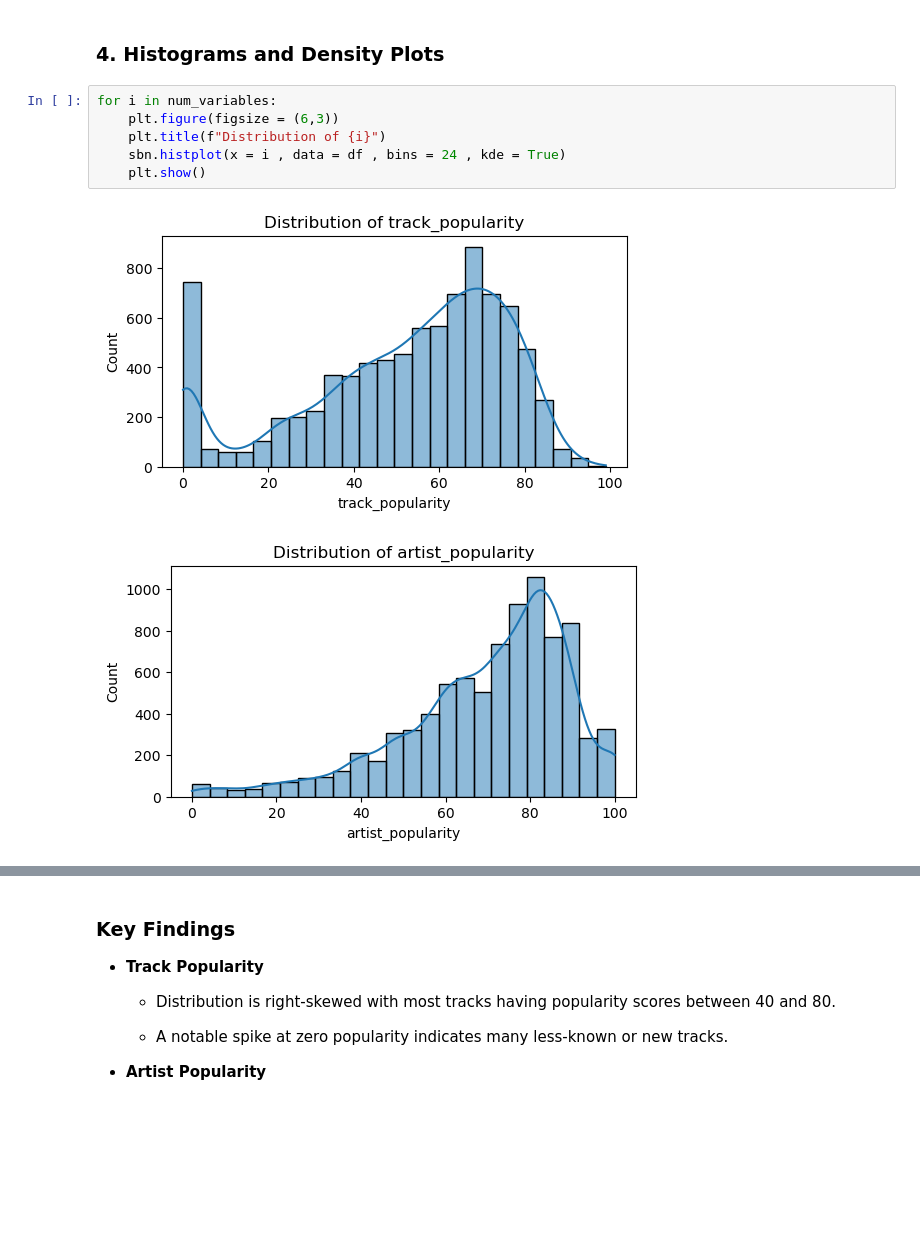
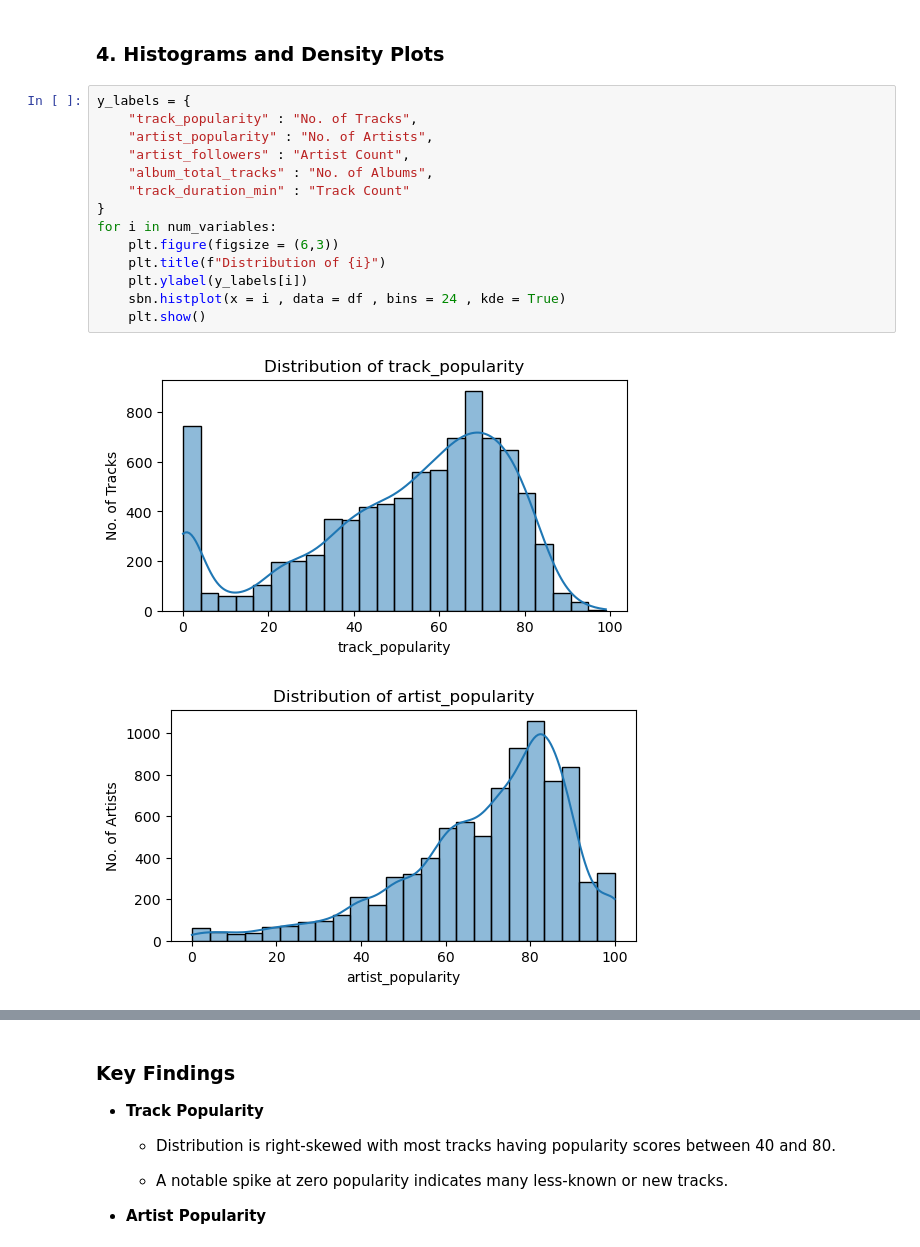
Before and after one commit to Riya-Sachdev/Spotify-EDA-Project, a Jupyter notebook: SpotifyDataAnalysis.ipynb, the cells around one changed output, grey strips where cells are left out. Drawn from its saved outputs; the diff is of its cells as text; blank space fills up the shorter version.

```diff
--- a/SpotifyDataAnalysis.ipynb
+++ b/SpotifyDataAnalysis.ipynb
@@ -259,11 +259,19 @@ df[num_variables].describe()
 # %% [markdown]
 ### 4. Histograms and Density Plots
 # %%
+y_labels = {
+    "track_popularity" : "No. of Tracks",
+    "artist_popularity" : "No. of Artists",
+    "artist_followers" : "Artist Count",
+    "album_total_tracks" : "No. of Albums",
+    "track_duration_min" : "Track Count"
+}
 for i in num_variables:
     plt.figure(figsize = (6,3))
     plt.title(f"Distribution of {i}")
+    plt.ylabel(y_labels[i])
     sbn.histplot(x = i , data = df , bins = 24 , kde = True)
     plt.show()
 # %% [output]
-[figure, old version]
+[figure, new version]
-[figure, old version]
+[figure, new version]
```
Also changed, not shown: parts of 4 cells of this notebook.
